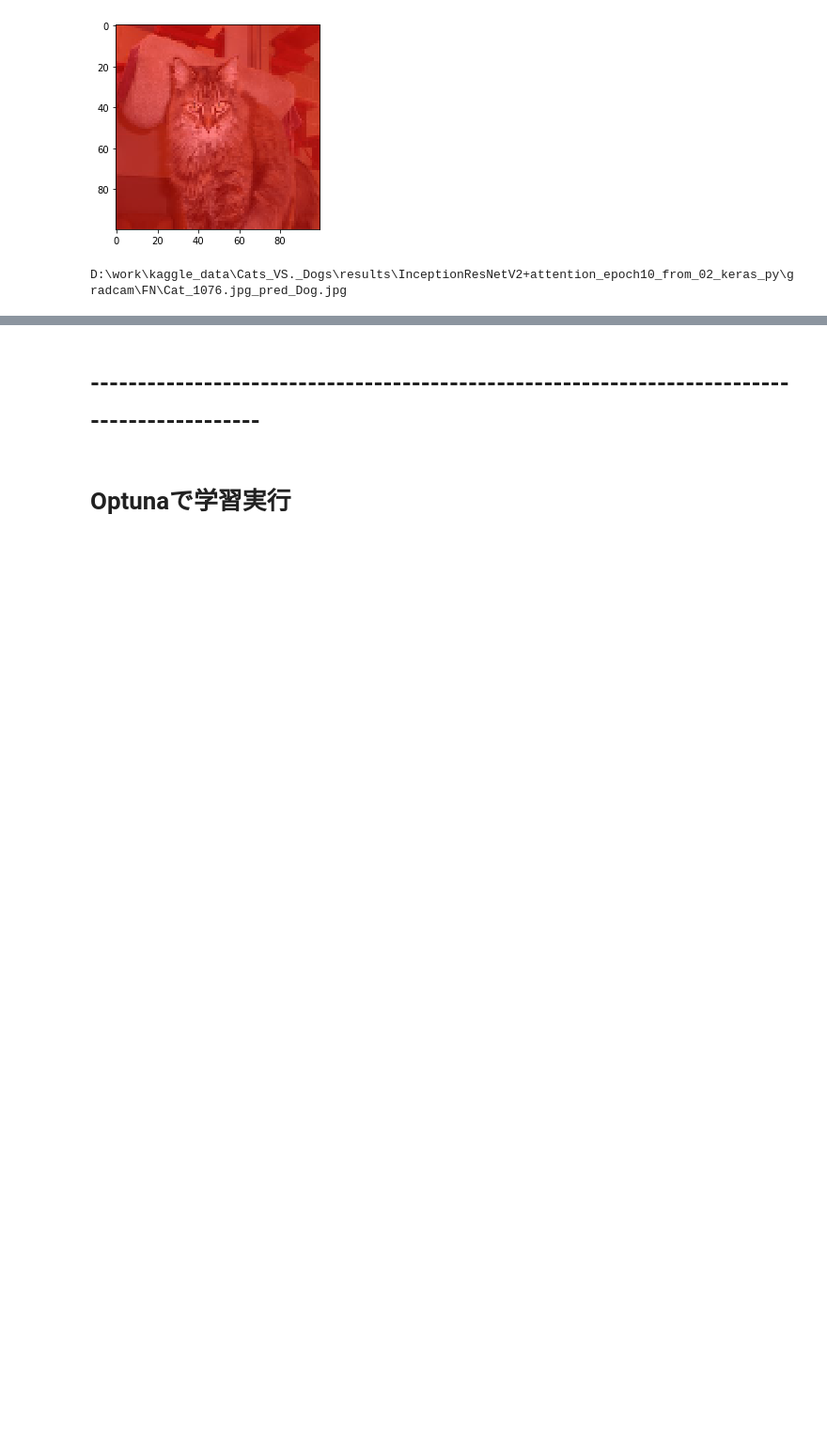
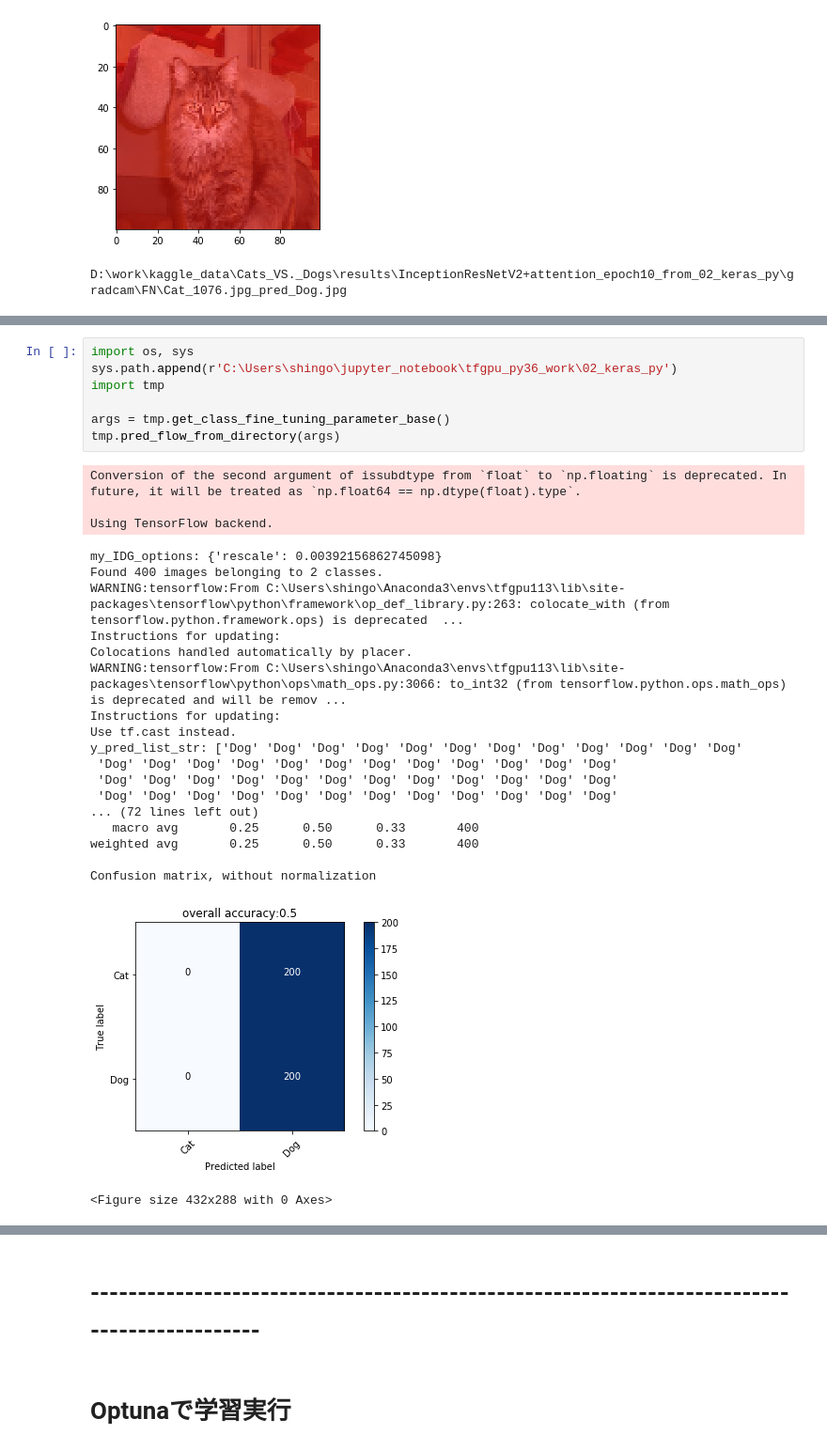
Before and after one commit to emmanuelol/02_keras_py, a Jupyter notebook: experiment/Cats_VS._Dogs_test.ipynb, the cells around one changed output, grey strips where cells are left out. Shown at 94% size. Cells and saved outputs as stored; diff of their text form; blank space fills up the shorter version.

```diff
--- a/experiment/Cats_VS._Dogs_test.ipynb
+++ b/experiment/Cats_VS._Dogs_test.ipynb
@@ -978,0 +894,30 @@ Elapsed Time : 18.22sec
+# %%
+import os, sys
+sys.path.append(r'C:\Users\shingo\jupyter_notebook\tfgpu_py36_work\02_keras_py')
+import tmp
+
+args = tmp.get_class_fine_tuning_parameter_base()
+tmp.pred_flow_from_directory(args)
+# %% [output]
+Conversion of the second argument of issubdtype from `float` to `np.floating` is deprecated. In future, it will be treated as `np.float64 == np.dtype(float).type`.
+
+Using TensorFlow backend.
+my_IDG_options: {'rescale': 0.00392156862745098}
+Found 400 images belonging to 2 classes.
+WARNING:tensorflow:From C:\Users\shingo\Anaconda3\envs\tfgpu113\lib\site-packages\tensorflow\python\framework\op_def_library.py:263: colocate_with (from tensorflow.python.framework.ops) is deprecated  ...
+Instructions for updating:
+Colocations handled automatically by placer.
+WARNING:tensorflow:From C:\Users\shingo\Anaconda3\envs\tfgpu113\lib\site-packages\tensorflow\python\ops\math_ops.py:3066: to_int32 (from tensorflow.python.ops.math_ops) is deprecated and will be remov ...
+Instructions for updating:
+Use tf.cast instead.
+y_pred_list_str: ['Dog' 'Dog' 'Dog' 'Dog' 'Dog' 'Dog' 'Dog' 'Dog' 'Dog' 'Dog' 'Dog' 'Dog'
+ 'Dog' 'Dog' 'Dog' 'Dog' 'Dog' 'Dog' 'Dog' 'Dog' 'Dog' 'Dog' 'Dog' 'Dog'
+ 'Dog' 'Dog' 'Dog' 'Dog' 'Dog' 'Dog' 'Dog' 'Dog' 'Dog' 'Dog' 'Dog' 'Dog'
+ 'Dog' 'Dog' 'Dog' 'Dog' 'Dog' 'Dog' 'Dog' 'Dog' 'Dog' 'Dog' 'Dog' 'Dog'
+... (72 lines left out)
+   macro avg       0.25      0.50      0.33       400
+weighted avg       0.25      0.50      0.33       400
+
+Confusion matrix, without normalization
+[figure, added]
+<Figure size 432x288 with 0 Axes>
```
Also changed, not shown: parts of 4 cells of this notebook, 11 other files.
